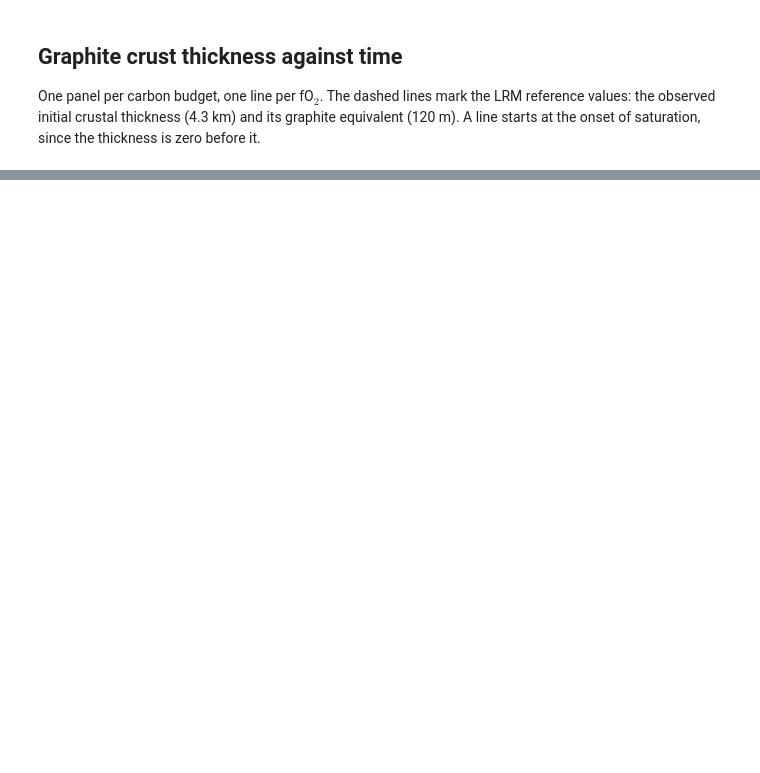
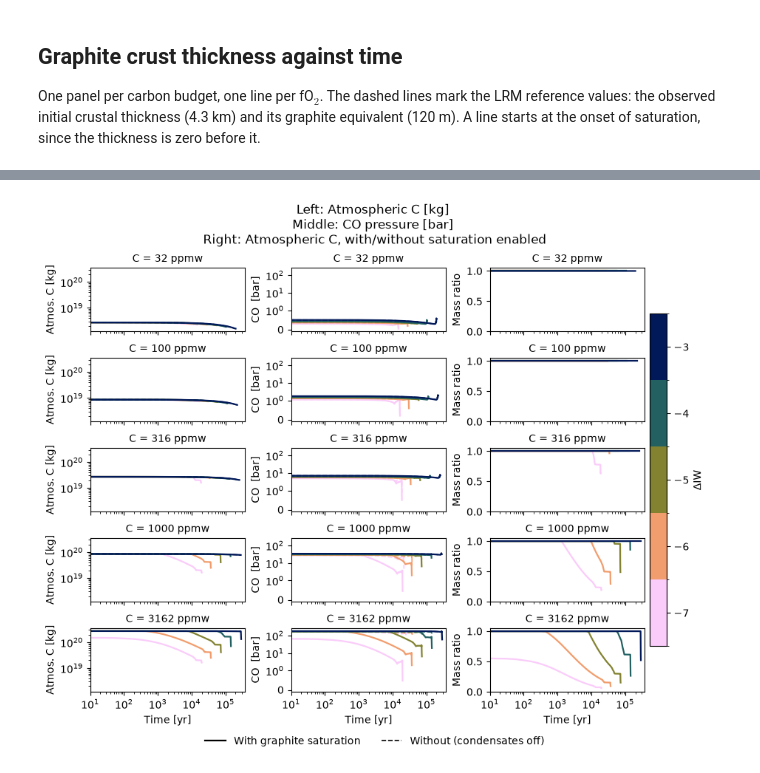
Before and after one commit to nichollsh/proteus_analysis, a Jupyter notebook: mercury_graphite_grid.ipynb, the cells around one changed output, grey strips where cells are left out. Saved outputs shown, nothing was run; the diff lists cells and outputs as text; code cells hidden in the pictures; blank space fills up the shorter version.

```diff
--- a/mercury_graphite_grid.ipynb
+++ b/mercury_graphite_grid.ipynb
@@ -242,0 +257,96 @@ plt.show()
+# %%
+cases = lg.get_cases(pgrid_dir, only_completed=True)
+cfgs = lg.load_configs(cases)
+helps, _ = lg.load_helpfiles(cases)
+
+dIW = np.array(lg.access_configs(cfgs, "outgas.fO2_shift_IW"), dtype=float)
+Cb = np.array(lg.access_configs(cfgs, "planet.elements.C_budget"), dtype=float)
+cond = np.array(lg.access_configs(cfgs, "outgas.atmodeller.include_condensates"), dtype=bool)
+C_mode = lg.access_configs(cfgs, "planet.elements.C_mode")[0]
+
+species = "CO"
+
+# Pair the runs with and without condensates at each grid point
+runs = {}
+for hf, x, y, on in zip(helps, dIW, Cb, cond):
+    runs.setdefault((x, y), {})[on] = (np.array(hf["Time"], dtype=float),
+                                       np.array(hf["C_kg_atm"], dtype=float),
+                                       np.array(hf["C_kg_condensed"], dtype=float),
+                                       np.array(hf[f"{species}_bar"], dtype=float))
+pairs = {k: v for k, v in runs.items() if len(v) == 2}
+print(f"{len(pairs)} of {len(runs)} grid points have both runs completed")
+
+def ratio_with_without(t_on, c_on, t_off, c_off):
+    """Atmospheric C with condensates over that without, at the times of the run with them.
+
+    The run without is interpolated in log-log onto those times, within the time range
+    both runs cover.
+    """
+    keep = np.r_[np.diff(t_off) > 0, True] & (t_off > 0)
+    t_off, c_off = t_off[keep], c_off[keep]
+    ok = (t_on >= t_off[0]) & (t_on <= t_off[-1])
+    c_interp = 10 ** np.interp(np.log10(t_on[ok]), np.log10(t_off), np.log10(c_off))
+    return t_on[ok], c_on[ok] / c_interp
+
+dIW_v = np.unique([k[0] for k in pairs])
+C_v = np.unique([k[1] for k in pairs])
+cmap_f = cmc.batlow_r
+norm_f = BoundaryNorm(np.concatenate([dIW_v - 0.5, [dIW_v[-1] + 0.5]]), cmap_f.N)
+
+nrow = len(C_v)
+fig, axs = plt.subplots(nrow, 3, figsize=(9.0, 1.5 * nrow), sharex=True, sharey="col",
+                        squeeze=False, layout="constrained")
+for (ax_l, ax_m, ax_r), c in zip(axs, C_v):
+    for x in dIW_v:
+        if (x, c) not in pairs:
+            continue
+        col = cmap_f(norm_f(x))
+        (t1, a1, _, p1)  = pairs[(x, c)][True] # allows saturated run
+        (t0, a0, _, p0)  = pairs[(x, c)][False] # disallows saturated run
+
+        ax_l.plot(t1[t1 > 0], a1[t1 > 0], color=col, lw=1.6)
+        ax_l.plot(t0[t0 > 0], a0[t0 > 0], color=col, lw=1.2, ls="--")
+
+        ax_m.plot(t1[t1 > 0], p1[t1 > 0], color=col, lw=1.6)
+        ax_m.plot(t0[t0 > 0], p0[t0 > 0], color=col, lw=1.2, ls="--")
+
+        ax_r.plot(*ratio_with_without(t1, a1, t0, a0), color=col, lw=1.6)
+    ax_l.set_yscale("log")
+    ax_m.set_yscale("symlog", linthresh=1)
+    ax_r.set_ylim(0,1.05)
+    for ax in (ax_l, ax_m, ax_r):
+        ax.set_xscale("log")
+        ax.set_xlim(left=10)
+        ax.set_title(f"C = {c:.0f} ppmw", fontsize=10)
+
+for i in range(nrow):
+    axs[i, 0].set_ylabel("Atmos. C [kg]")
+    axs[i, 1].set_ylabel(f"{species}  [bar]")
+    axs[i, 2].set_ylabel("Mass ratio")
+
+fig.suptitle("Left: Atmospheric C [kg] \n"
+             f"Middle: {species} pressure [bar] \n"
+             "Right: Atmospheric C, with/without saturation enabled")
+
+for ax in axs[-1]:
+    ax.set_xlabel("Time [yr]")
+
+sm = plt.cm.ScalarMappable(cmap=cmap_f, norm=norm_f)
+cb = fig.colorbar(sm, ax=axs, ticks=dIW_v, pad=0.01, fraction=0.03)
+cb.set_label(r"$\Delta$IW")
+styles = [Line2D([], [], color="k", lw=1.6), Line2D([], [], color="k", lw=1.2, ls="--")]
+fig.legend(styles, ["With graphite saturation", "Without (condensates off)"],
+           loc="outside lower center", ncol=2, frameon=False)
+fig.savefig(os.path.join(outdir, "atm_carbon_with_without_graphite.pdf"), bbox_inches="tight")
+plt.show()
+
+# Endpoint of each run: atmospheric C with and without graphite, and the graphite held
+end = pd.DataFrame([dict(dIW=x, C=c,
+                         C_atm_with=v[True][1][-1], C_atm_without=v[False][1][-1],
+                         C_graphite=v[True][2][-1],
+                         t_end_with=v[True][0][-1], t_end_without=v[False][0][-1])
+                    for (x, c), v in sorted(pairs.items())])
+end["ratio"] = end["C_atm_with"] / end["C_atm_without"]
+end.to_csv(os.path.join(outdir, "atm_carbon_with_without_graphite.csv"), index=False)
+end
+# %% [output]
@@ -242,0 +371 @@ plt.show()
+[figure, added]
```
Also changed, not shown: parts of 8 cells of this notebook.
